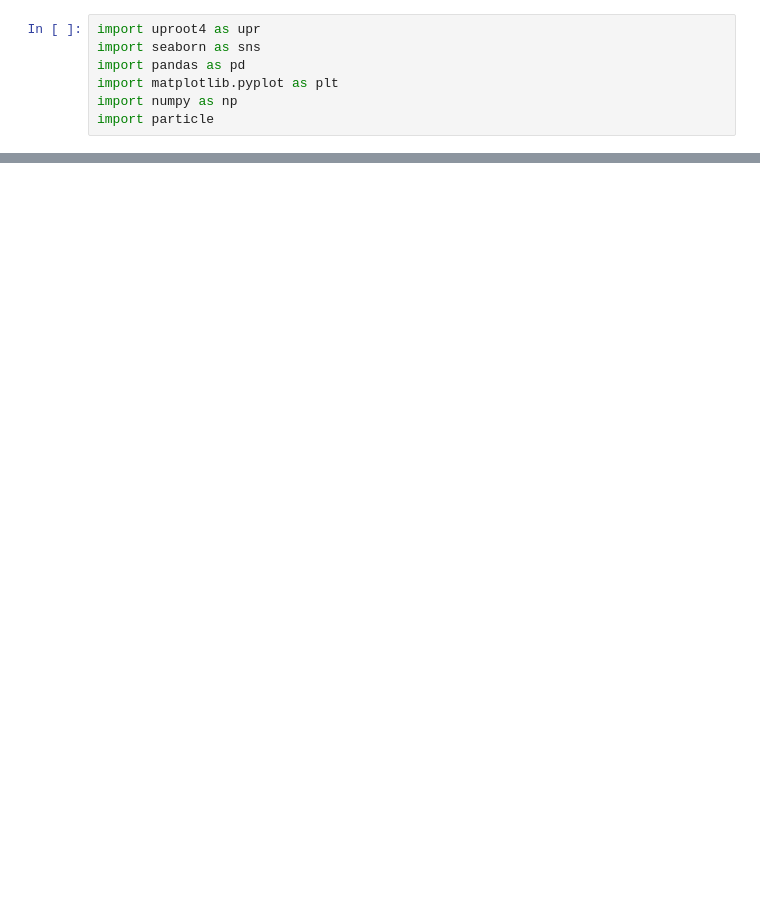
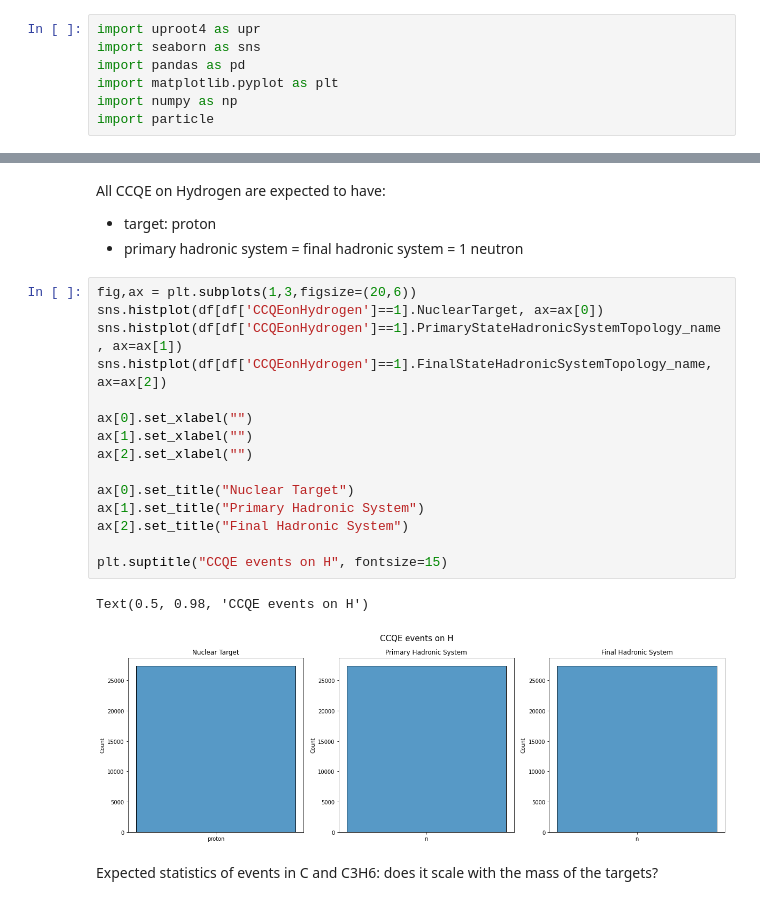
Before and after one commit to GianfrancoIngratta/SAND-PHYSICS, a Jupyter notebook: notebook/AnalyseGenie.ipynb, the cells around one changed output, grey strips where cells are left out. Drawn from its saved outputs; the diff is of its cells as text; blank space fills up the shorter version.

```diff
--- a/notebook/AnalyseGenie.ipynb
+++ b/notebook/AnalyseGenie.ipynb
@@ -220,0 +579,24 @@ sns.histplot(data=df,x="Asimmetry_RmH",y="TransverseBoostingAngle",hue="Interact
+# %% [markdown]
+All CCQE on Hydrogen are expected to have:
+- target: proton
+- primary hadronic system = final hadronic system = 1 neutron
+# %%
+fig,ax = plt.subplots(1,3,figsize=(20,6))
+sns.histplot(df[df['CCQEonHydrogen']==1].NuclearTarget, ax=ax[0])
+sns.histplot(df[df['CCQEonHydrogen']==1].PrimaryStateHadronicSystemTopology_name, ax=ax[1])
+sns.histplot(df[df['CCQEonHydrogen']==1].FinalStateHadronicSystemTopology_name, ax=ax[2])
+
+ax[0].set_xlabel("")
+ax[1].set_xlabel("")
+ax[2].set_xlabel("")
+
+ax[0].set_title("Nuclear Target")
+ax[1].set_title("Primary Hadronic System")
+ax[2].set_title("Final Hadronic System")
+
+plt.suptitle("CCQE events on H", fontsize=15)
+# %% [output]
+Text(0.5, 0.98, 'CCQE events on H')
+[figure, added]
+# %% [markdown]
+Expected statistics of events in C and C3H6: does it scale with the mass of the targets?
```
Also changed, not shown: parts of 75 cells of this notebook, 11 other files.
